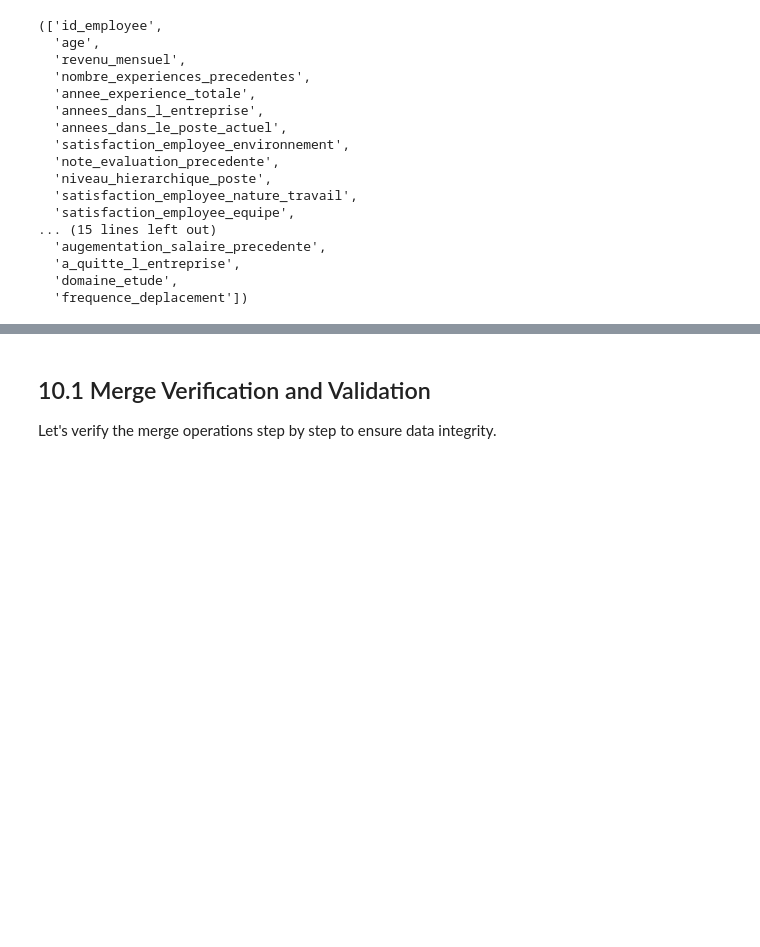
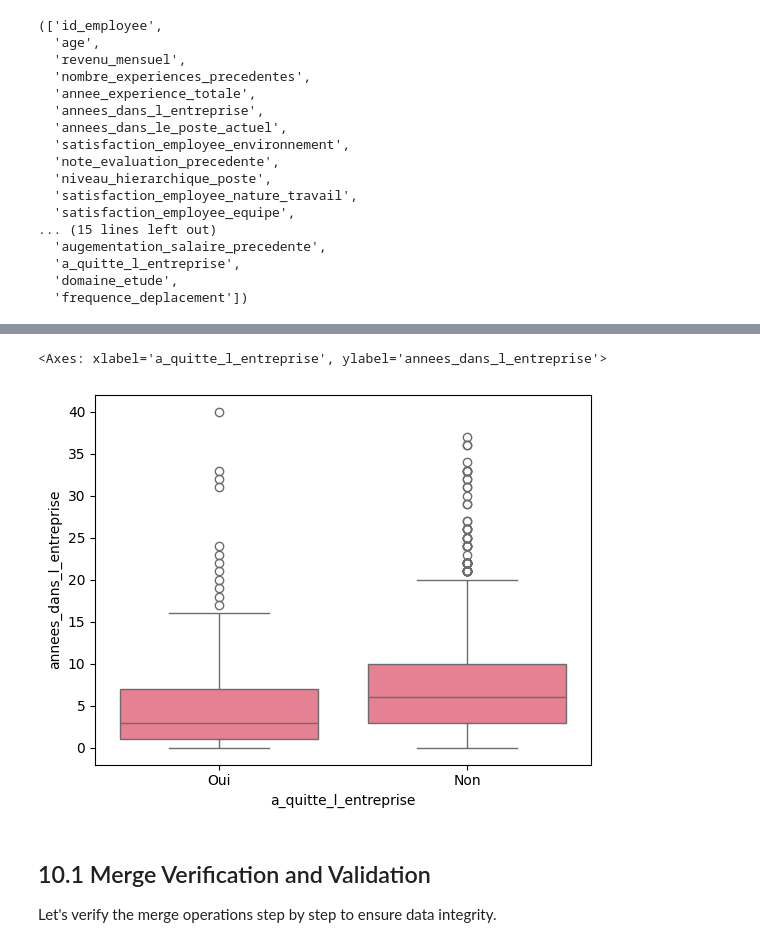
Before and after one commit to XavierCoulon/OC_P4_ESN_TechNova_Partners, a Jupyter notebook: notebooks/exploratory/01_exploratory_data_analysis.ipynb, the cells around one changed output, grey strips where cells are left out. Saved outputs shown, nothing was run; the diff lists cells and outputs as text; code cells hidden in the pictures; blank space fills up the shorter version.

```diff
--- a/notebooks/exploratory/01_exploratory_data_analysis.ipynb
+++ b/notebooks/exploratory/01_exploratory_data_analysis.ipynb
@@ -618,3 +621,8 @@ frequence_deplacement: 3 unique values
+# %%
+sns.boxplot(x="a_quitte_l_entreprise", y="annees_dans_l_entreprise", data=df_sirh_eval_sondage)
+# %% [output]
+<Axes: xlabel='a_quitte_l_entreprise', ylabel='annees_dans_l_entreprise'>
+[figure, added]
 # %% [markdown]
 ## 10.1 Merge Verification and Validation
 
```
Also changed, not shown: parts of 21 cells of this notebook, 3 other files.
